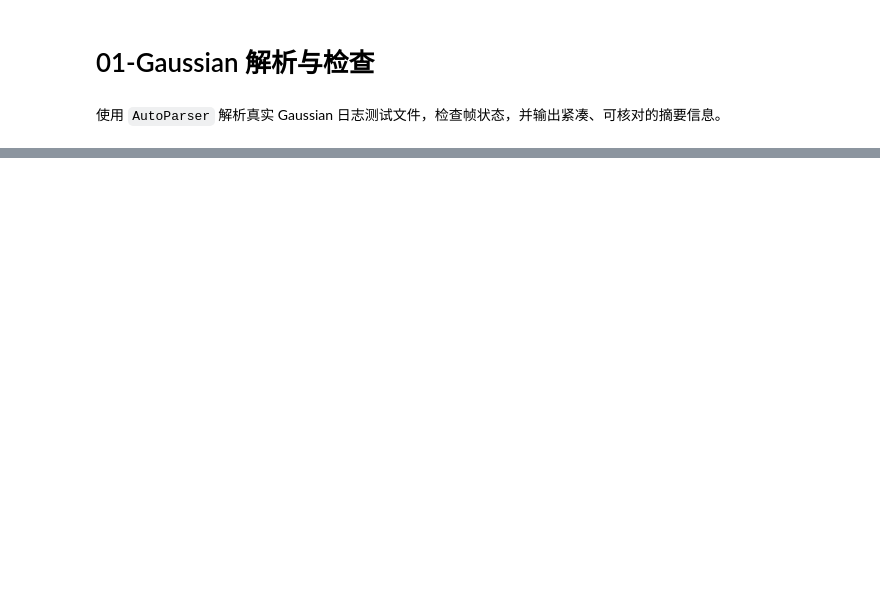
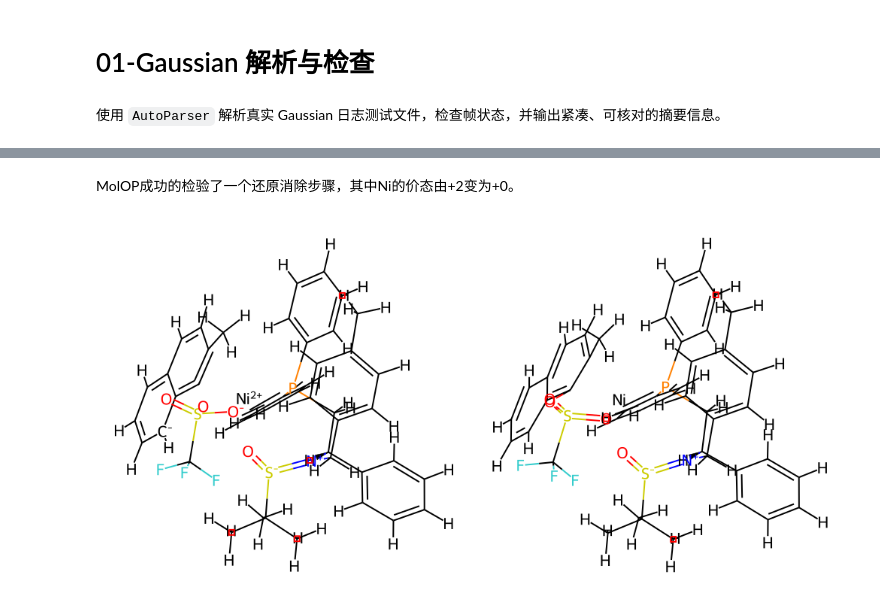
Before and after one commit to gentle1999/MolOP, a Jupyter notebook: docs/zh/examples/01-gaussian-parse-and-inspect.ipynb, the cells around one changed output, grey strips where cells are left out. Drawn from its saved outputs; the diff is of its cells as text; code cells hidden in the pictures; blank space fills up the shorter version.

```diff
--- a/docs/zh/examples/01-gaussian-parse-and-inspect.ipynb
+++ b/docs/zh/examples/01-gaussian-parse-and-inspect.ipynb
@@ -77,0 +270,8 @@ tests/test_files/g16log/2-TS1-Opt.log         106  False       True     False
+# %% [markdown]
+MolOP成功的检验了一个还原消除步骤，其中Ni的价态由+2变为+0。
+# %%
+from rdkit.Chem import Draw
+
+Draw.MolsToGridImage(last_frame.possible_pre_post_ts(show_3D=True), molsPerRow=2, subImgSize=(500, 500))
+# %% [output]
+[figure, added]
```
Also changed, not shown: parts of 36 cells of this notebook, 2 other files.
